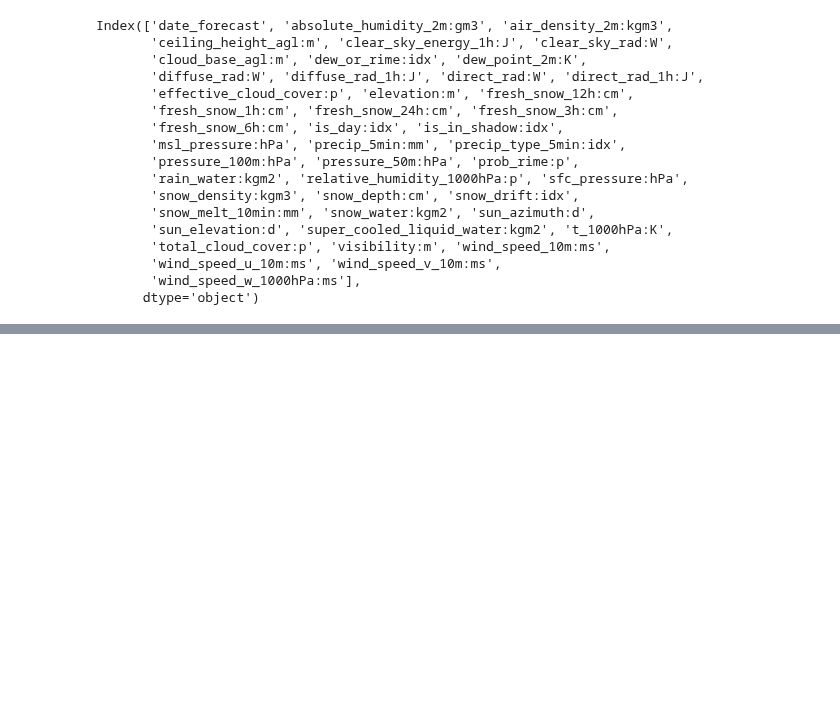
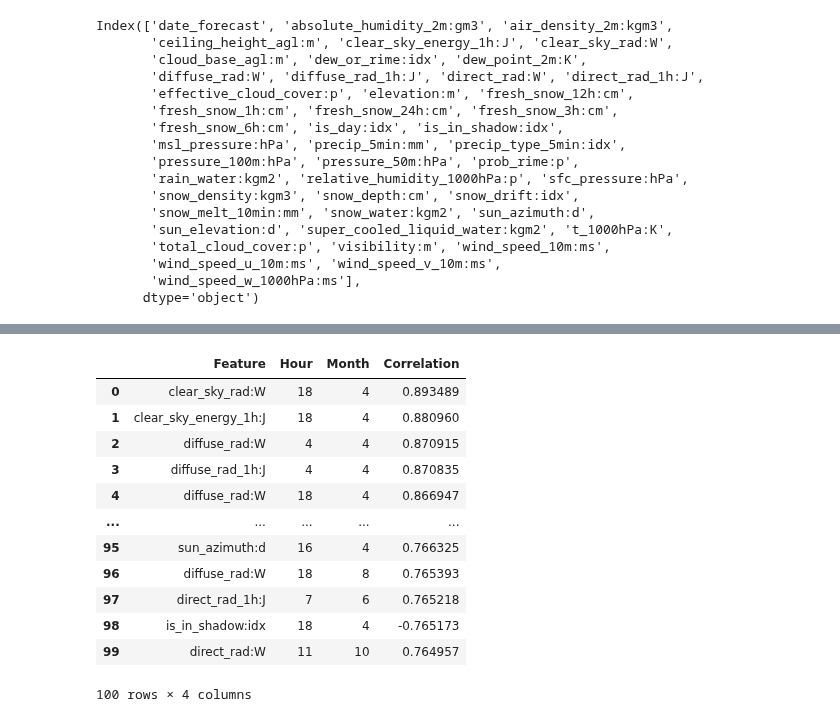
Before and after one commit to simenstang/TDT4173, a Jupyter notebook: data/long_notebook.ipynb, the cells around one changed output, grey strips where cells are left out. Cells and saved outputs as stored; diff of their text form; code cells hidden in the pictures; blank space fills up the shorter version.

```diff
--- a/data/long_notebook.ipynb
+++ b/data/long_notebook.ipynb
@@ -145,0 +211,19 @@ The correlation is -0.79344077340405
+# %%
+# Outputs top features with the highest correlations
+
+df_A = pd.read_csv('sorted_feature_correlations_A_observed.csv')
+df_A.head(100)
+# %% [output]
+|  | Feature | Hour | Month | Correlation |
+| 0 | clear_sky_rad:W | 18 | 4 | 0.893489 |
+| 1 | clear_sky_energy_1h:J | 18 | 4 | 0.880960 |
+| 2 | diffuse_rad:W | 4 | 4 | 0.870915 |
+| 3 | diffuse_rad_1h:J | 4 | 4 | 0.870835 |
+| 4 | diffuse_rad:W | 18 | 4 | 0.866947 |
+| ... | ... | ... | ... | ... |
+| 95 | sun_azimuth:d | 16 | 4 | 0.766325 |
+| 96 | diffuse_rad:W | 18 | 8 | 0.765393 |
+| 97 | direct_rad_1h:J | 7 | 6 | 0.765218 |
+| 98 | is_in_shadow:idx | 18 | 4 | -0.765173 |
+| 99 | direct_rad:W | 11 | 10 | 0.764957 |
+100 rows × 4 columns
```
Also changed, not shown: parts of 6 cells of this notebook, 1 other file.
